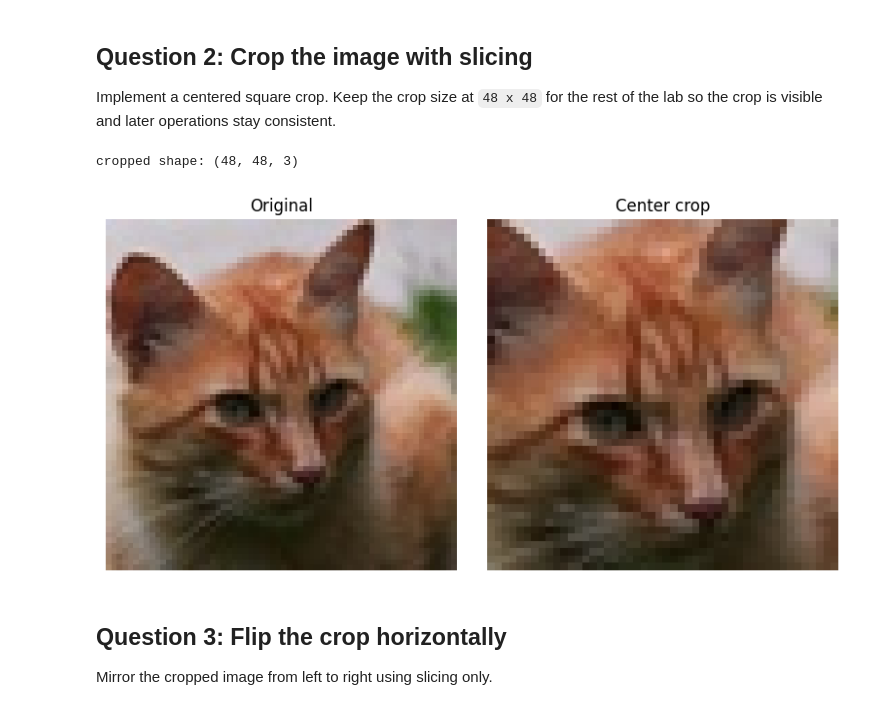
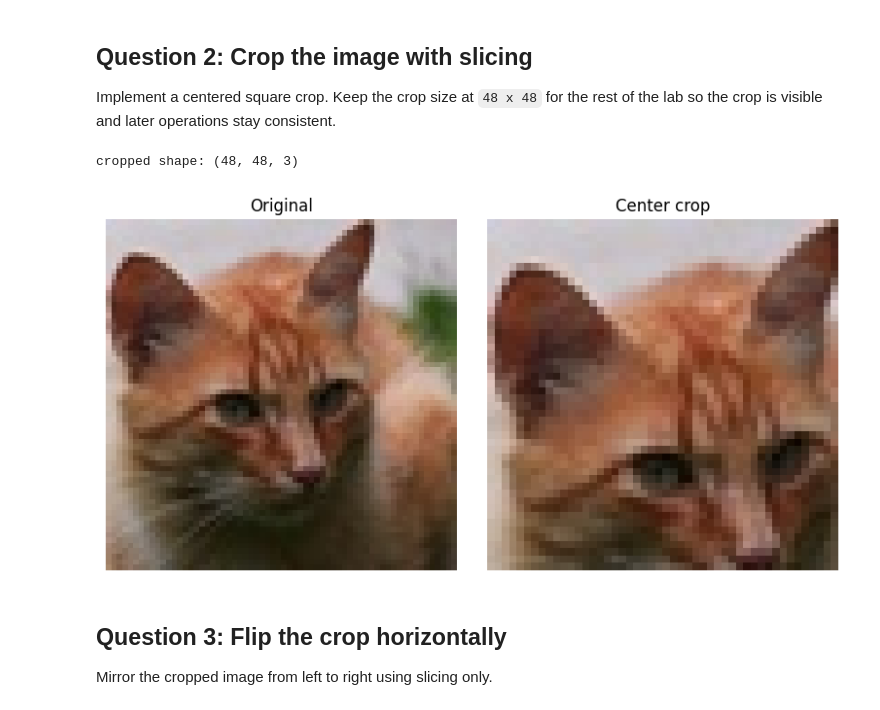
Before and after one commit to vgu-dsai-2026/lab-1-numpy-MinhLuan79, a Jupyter notebook: notebook.ipynb, the cells around one changed output. Saved outputs shown, nothing was run; the diff lists cells and outputs as text; code cells hidden in the pictures.

```diff
--- a/notebook.ipynb
+++ b/notebook.ipynb
@@ -175,22 +175,22 @@ Implement a centered square crop. Keep the crop size at `48 x 48` for the rest o
 # %%
 def center_crop(image: np.ndarray, crop_size: int = 48) -> np.ndarray:
     # TODO: compute the center crop indices and return a square crop.
-    return image[7:55, 7:55]
+    return image[:48, :48]
     raise NotImplementedError("Implement a centered crop with slicing.")
 
 
 cropped_image = center_crop(sample_image, crop_size=48)
 print("cropped shape:", cropped_image.shape)
 show_image_gallery(
     [sample_image, cropped_image],
     titles=["Original", "Center crop"],
     ncols=2,
     figsize=(8, 4),
 )
 plt.show()
 # %% [output]
 cropped shape: (48, 48, 3)
-[figure, old version]
+[figure, new version]
 # %% [markdown]
 ## Question 3: Flip the crop horizontally
 
```
